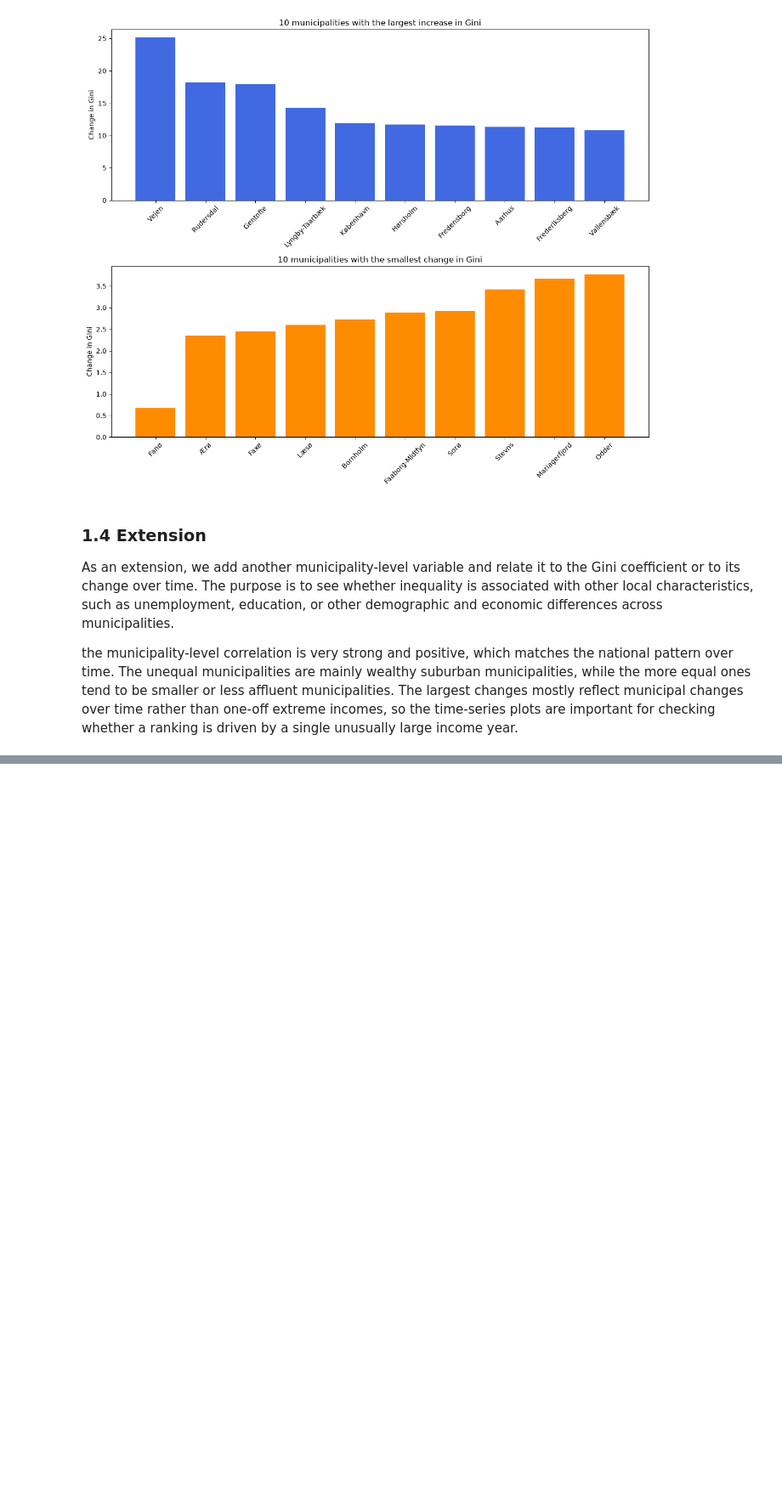
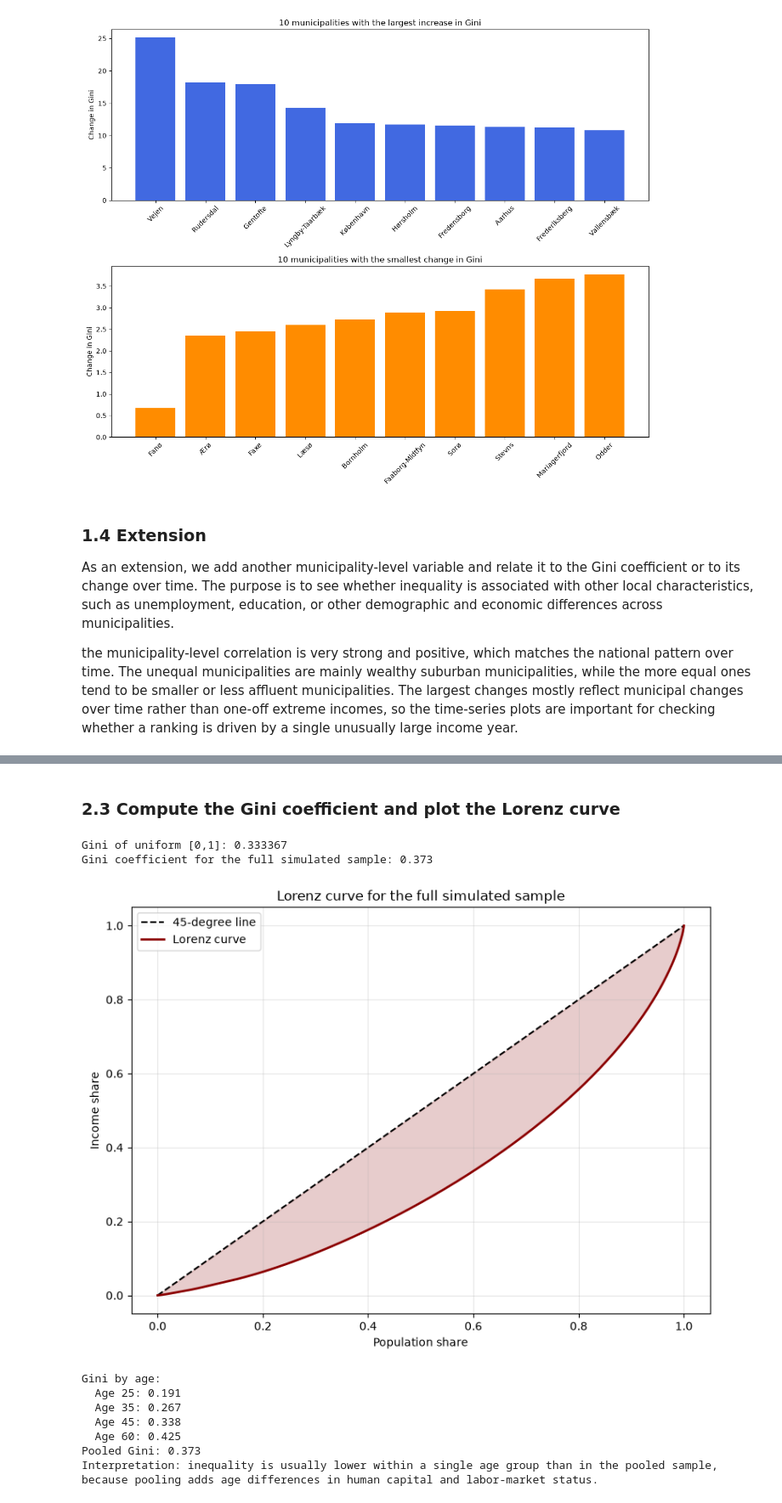
Before and after one commit to Alba-uni/AA_Project_1, a Jupyter notebook: Analysis.ipynb, the cells around one changed output, grey strips where cells are left out. Shown at 85% size. Drawn from its saved outputs; the diff is of its cells as text; code cells hidden in the pictures; blank space fills up the shorter version.

```diff
--- a/Analysis.ipynb
+++ b/Analysis.ipynb
@@ -364,0 +429,60 @@ for checking whether a ranking is driven by a single unusually large income year
+# %% [markdown]
+### 2.3 Compute the Gini coefficient and plot the Lorenz curve
+# %%
+def gini(x):
+    x = np.asarray(x, dtype=float).ravel()
+    if x.size == 0:
+        return np.nan
+    if np.all(x == 0):
+        return 0.0
+    x = np.sort(x)
+    n = x.size
+    idx = np.arange(1, n + 1)
+    return float(2 * np.sum(idx * x) / (n * np.sum(x)) - (n + 1) / n)
+
+# Check the function on a known case
+uniform_draws = np.linspace(0, 1, 10000)
+print(f'Gini of uniform [0,1]: {gini(uniform_draws):.6f}')
+
+pooled_gini = gini(income.ravel())
+print(f'Gini coefficient for the full simulated sample: {pooled_gini:.3f}')
+
+sorted_income = np.sort(income.ravel())
+population_share = np.linspace(0, 1, len(sorted_income))
+income_share = np.cumsum(sorted_income) / np.sum(sorted_income)
+
+fig, ax = plt.subplots(figsize=(8, 6))
+ax.plot(population_share, population_share, color='black', linestyle='--', label='45-degree line')
+ax.plot(population_share, income_share, color='darkred', linewidth=2, label='Lorenz curve')
+ax.fill_between(population_share, population_share, income_share, alpha=0.2, color='darkred')
+ax.set_title('Lorenz curve for the full simulated sample')
+ax.set_xlabel('Population share')
+ax.set_ylabel('Income share')
+ax.legend()
+ax.grid(True, alpha=0.3)
+plt.tight_layout()
+plt.show()
+
+# Compare pooled inequality and age-specific inequality
+age_gini = {}
+for age in [25, 35, 45, 60]:
+    idx = np.argmin(np.abs(ages - age))
+    age_gini[age] = gini(income[:, idx])
+
+print('Gini by age:')
+for age in [25, 35, 45, 60]:
+    print(f'  Age {age}: {age_gini[age]:.3f}')
+
+print(f'Pooled Gini: {pooled_gini:.3f}')
+print('Interpretation: inequality is usually lower within a single age group than in the pooled sample, because pooling adds age differences in human capital and labor-market status.')
+# %% [output]
+Gini of uniform [0,1]: 0.333367
+Gini coefficient for the full simulated sample: 0.373
+[figure, added]
+Gini by age:
+  Age 25: 0.191
+  Age 35: 0.267
+  Age 45: 0.338
+  Age 60: 0.425
+Pooled Gini: 0.373
+Interpretation: inequality is usually lower within a single age group than in the pooled sample, because pooling adds age differences in human capital and labor-market status.
```
Also changed, not shown: parts of 9 cells of this notebook.
